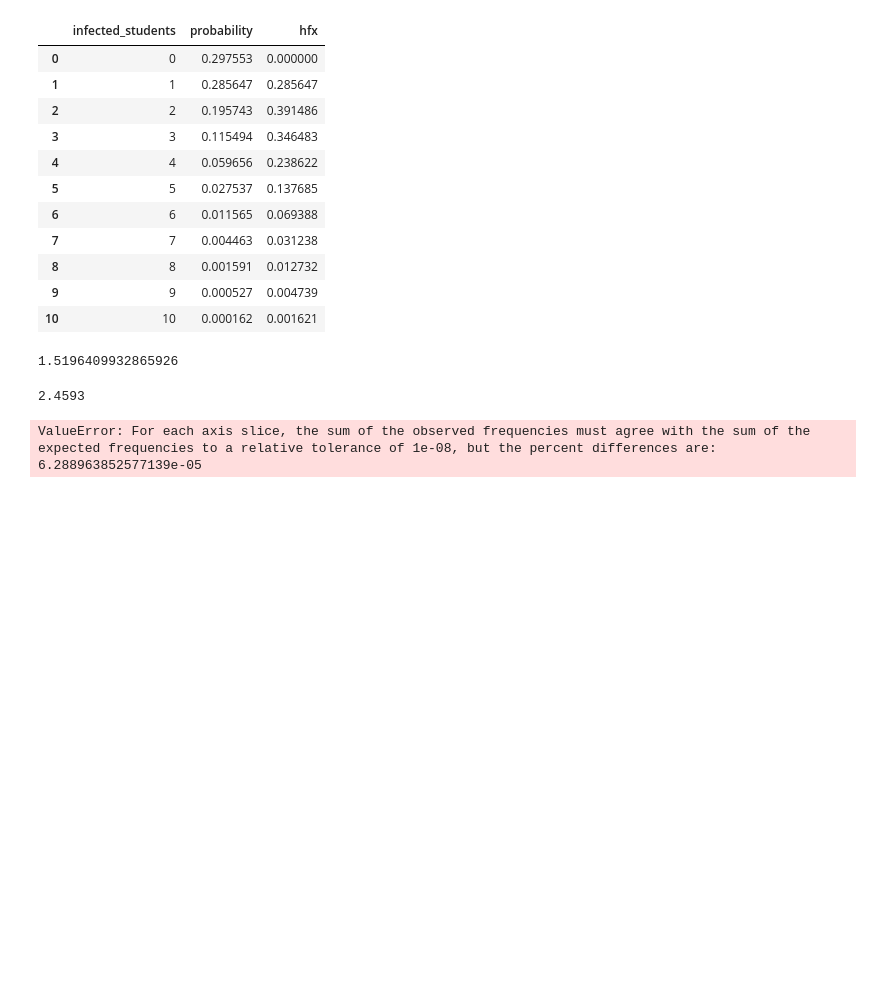
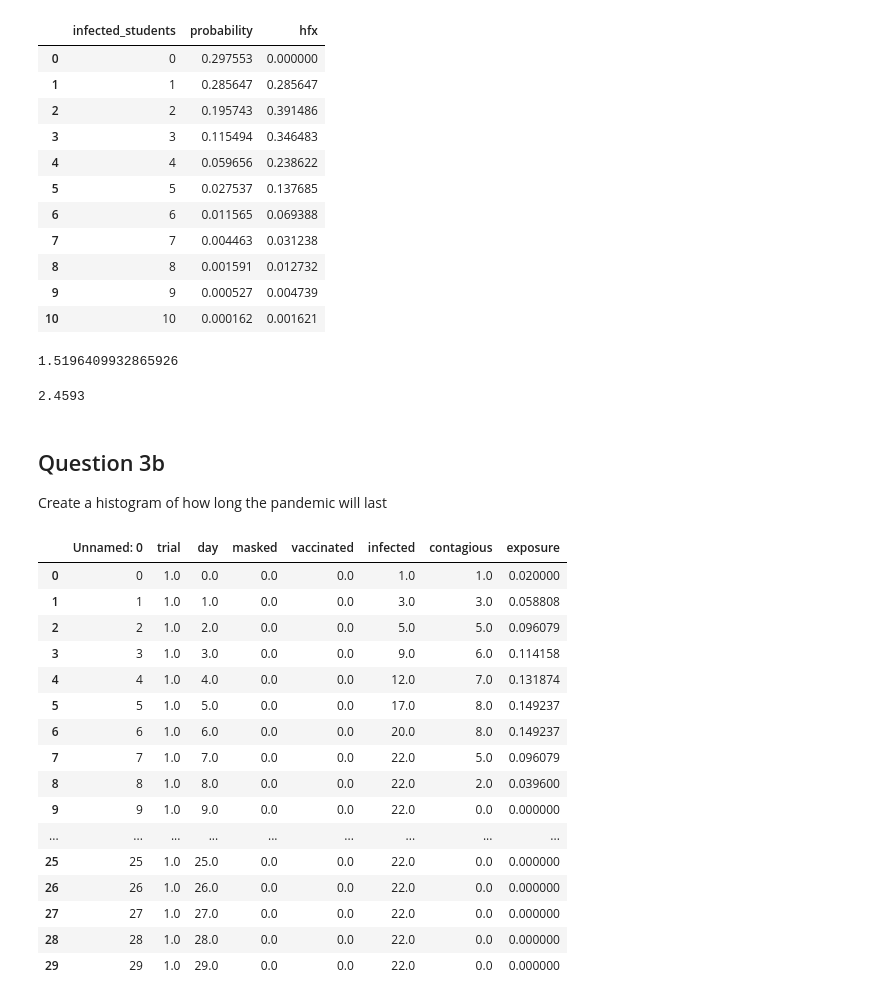
Before and after one commit to chris-messer/Pandemic-Simulation, a Jupyter notebook: src/Analysis.ipynb, the cells around one changed output. Saved outputs shown, nothing was run; the diff lists cells and outputs as text; code cells hidden in the pictures; blank space fills up the shorter version.

```diff
--- a/src/Analysis.ipynb
+++ b/src/Analysis.ipynb
@@ -191,8 +192,26 @@ expected_day_2['hfx'].sum()
 day_2_df['infected'].mean()
 # %% [output]
 2.4593
-# %%
-chisquare(day_2_observed['percent'],expected_day_2['probability'])
-# %% [output]
-ValueError: For each axis slice, the sum of the observed frequencies must agree with the sum of the expected frequencies to a relative tolerance of 1e-08, but the percent differences are:
-6.288963852577139e-05
+# %% [markdown]
+## Question 3b
+Create a histogram of how long the pandemic will last
+# %%
+no_mask.head(30)
+# %% [output]
+|  | Unnamed: 0 | trial | day | masked | vaccinated | infected | contagious | exposure |
+| 0 | 0 | 1.0 | 0.0 | 0.0 | 0.0 | 1.0 | 1.0 | 0.020000 |
+| 1 | 1 | 1.0 | 1.0 | 0.0 | 0.0 | 3.0 | 3.0 | 0.058808 |
+| 2 | 2 | 1.0 | 2.0 | 0.0 | 0.0 | 5.0 | 5.0 | 0.096079 |
+| 3 | 3 | 1.0 | 3.0 | 0.0 | 0.0 | 9.0 | 6.0 | 0.114158 |
+| 4 | 4 | 1.0 | 4.0 | 0.0 | 0.0 | 12.0 | 7.0 | 0.131874 |
+| 5 | 5 | 1.0 | 5.0 | 0.0 | 0.0 | 17.0 | 8.0 | 0.149237 |
+| 6 | 6 | 1.0 | 6.0 | 0.0 | 0.0 | 20.0 | 8.0 | 0.149237 |
+| 7 | 7 | 1.0 | 7.0 | 0.0 | 0.0 | 22.0 | 5.0 | 0.096079 |
+| 8 | 8 | 1.0 | 8.0 | 0.0 | 0.0 | 22.0 | 2.0 | 0.039600 |
+| 9 | 9 | 1.0 | 9.0 | 0.0 | 0.0 | 22.0 | 0.0 | 0.000000 |
+| ... | ... | ... | ... | ... | ... | ... | ... | ... |
+| 25 | 25 | 1.0 | 25.0 | 0.0 | 0.0 | 22.0 | 0.0 | 0.000000 |
+| 26 | 26 | 1.0 | 26.0 | 0.0 | 0.0 | 22.0 | 0.0 | 0.000000 |
+| 27 | 27 | 1.0 | 27.0 | 0.0 | 0.0 | 22.0 | 0.0 | 0.000000 |
+| 28 | 28 | 1.0 | 28.0 | 0.0 | 0.0 | 22.0 | 0.0 | 0.000000 |
+| 29 | 29 | 1.0 | 29.0 | 0.0 | 0.0 | 22.0 | 0.0 | 0.000000 |
```
Also changed, not shown: parts of 10 cells of this notebook, 1 other file.
